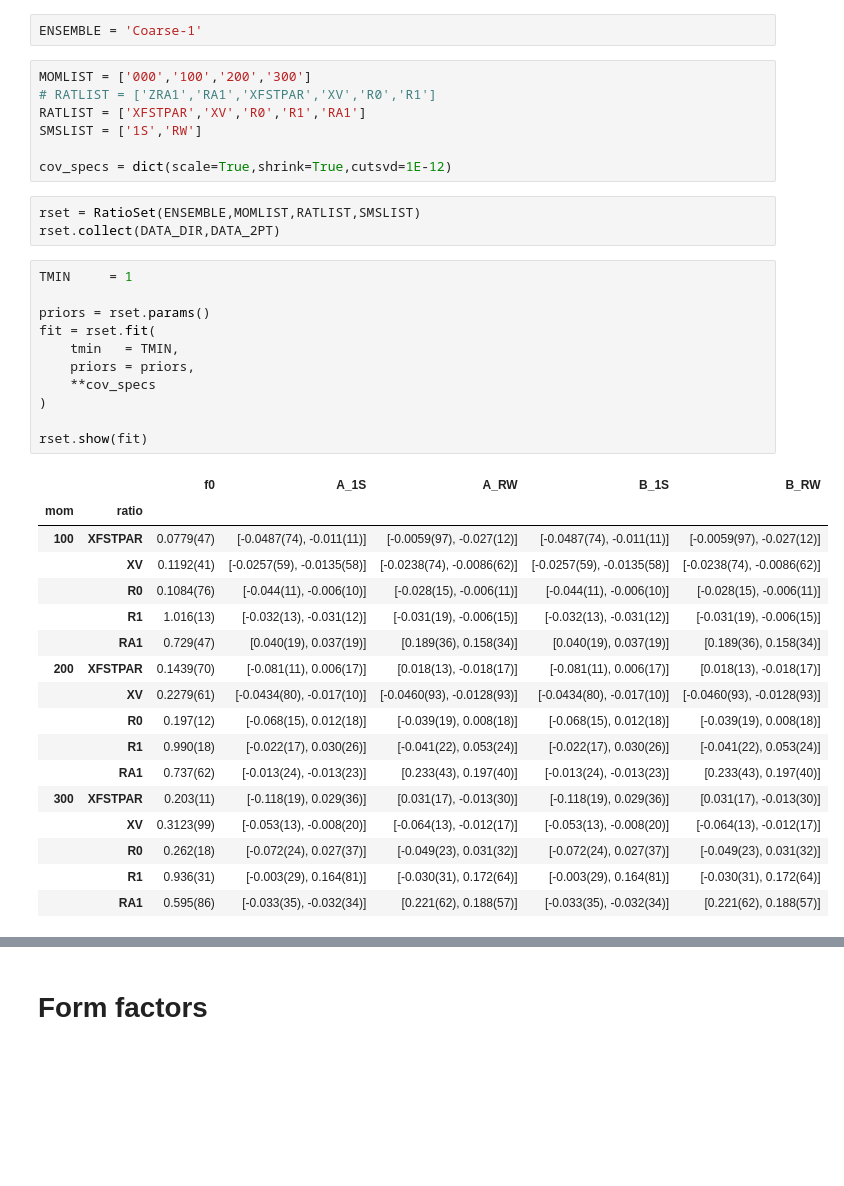
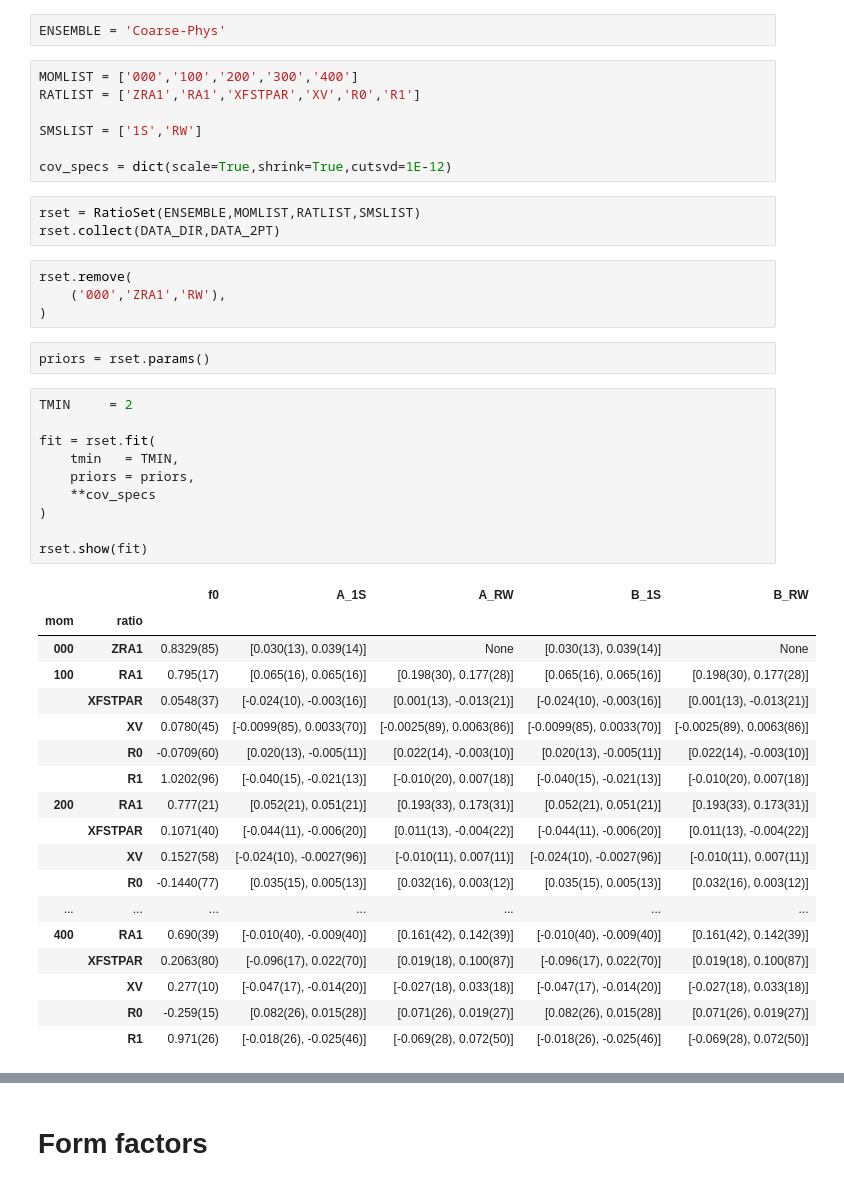
Before and after one commit to pietro-butti/B2heavy, a Jupyter notebook: notebooks/ratio_global_fit_D*.ipynb, the cells around one changed output, grey strips where cells are left out. Saved outputs shown, nothing was run; the diff lists cells and outputs as text; blank space fills up the shorter version.

```diff
--- a/notebooks/ratio_global_fit_D*.ipynb
+++ b/notebooks/ratio_global_fit_D*.ipynb
@@ -14,46 +14,52 @@ from b2heavy.ThreePointFunctions.globalfit import RatioSet
 DATA_DIR = '/Users/pietro/code/data_analysis/BtoD/Alex/'
 DATA_2PT = '/Users/pietro/Desktop/lattice24/0.25/corr2_3'
 # %%
-ENSEMBLE = 'Coarse-1'
+ENSEMBLE = 'Coarse-Phys'
 # %%
-MOMLIST = ['000','100','200','300']
-# RATLIST = ['ZRA1','RA1','XFSTPAR','XV','R0','R1']
-RATLIST = ['XFSTPAR','XV','R0','R1','RA1']
+MOMLIST = ['000','100','200','300','400']
+RATLIST = ['ZRA1','RA1','XFSTPAR','XV','R0','R1']
+
 SMSLIST = ['1S','RW']
 
 cov_specs = dict(scale=True,shrink=True,cutsvd=1E-12)
 # %%
 rset = RatioSet(ENSEMBLE,MOMLIST,RATLIST,SMSLIST)
 rset.collect(DATA_DIR,DATA_2PT)
+# %%
+rset.remove(
+    ('000','ZRA1','RW'),
+)
+# %%
+priors = rset.params()
 # %%
-TMIN     = 1
+TMIN     = 2
 
-priors = rset.params()
 fit = rset.fit(
     tmin   = TMIN,
     priors = priors,
     **cov_specs
 )
 
 rset.show(fit)
 # %% [output]
 |  |  | f0 | A_1S | A_RW | B_1S | B_RW |
 | mom | ratio |  |  |  |  |  |
-| 100 | XFSTPAR | 0.0779(47) | [-0.0487(74), -0.011(11)] | [-0.0059(97), -0.027(12)] | [-0.0487(74), -0.011(11)] | [-0.0059(97), -0.027(12)] |
-|  | XV | 0.1192(41) | [-0.0257(59), -0.0135(58)] | [-0.0238(74), -0.0086(62)] | [-0.0257(59), -0.0135(58)] | [-0.0238(74), -0.0086(62)] |
-|  | R0 | 0.1084(76) | [-0.044(11), -0.006(10)] | [-0.028(15), -0.006(11)] | [-0.044(11), -0.006(10)] | [-0.028(15), -0.006(11)] |
-|  | R1 | 1.016(13) | [-0.032(13), -0.031(12)] | [-0.031(19), -0.006(15)] | [-0.032(13), -0.031(12)] | [-0.031(19), -0.006(15)] |
-|  | RA1 | 0.729(47) | [0.040(19), 0.037(19)] | [0.189(36), 0.158(34)] | [0.040(19), 0.037(19)] | [0.189(36), 0.158(34)] |
-| 200 | XFSTPAR | 0.1439(70) | [-0.081(11), 0.006(17)] | [0.018(13), -0.018(17)] | [-0.081(11), 0.006(17)] | [0.018(13), -0.018(17)] |
-|  | XV | 0.2279(61) | [-0.0434(80), -0.017(10)] | [-0.0460(93), -0.0128(93)] | [-0.0434(80), -0.017(10)] | [-0.0460(93), -0.0128(93)] |
-|  | R0 | 0.197(12) | [-0.068(15), 0.012(18)] | [-0.039(19), 0.008(18)] | [-0.068(15), 0.012(18)] | [-0.039(19), 0.008(18)] |
-|  | R1 | 0.990(18) | [-0.022(17), 0.030(26)] | [-0.041(22), 0.053(24)] | [-0.022(17), 0.030(26)] | [-0.041(22), 0.053(24)] |
-|  | RA1 | 0.737(62) | [-0.013(24), -0.013(23)] | [0.233(43), 0.197(40)] | [-0.013(24), -0.013(23)] | [0.233(43), 0.197(40)] |
-| 300 | XFSTPAR | 0.203(11) | [-0.118(19), 0.029(36)] | [0.031(17), -0.013(30)] | [-0.118(19), 0.029(36)] | [0.031(17), -0.013(30)] |
-|  | XV | 0.3123(99) | [-0.053(13), -0.008(20)] | [-0.064(13), -0.012(17)] | [-0.053(13), -0.008(20)] | [-0.064(13), -0.012(17)] |
-|  | R0 | 0.262(18) | [-0.072(24), 0.027(37)] | [-0.049(23), 0.031(32)] | [-0.072(24), 0.027(37)] | [-0.049(23), 0.031(32)] |
-|  | R1 | 0.936(31) | [-0.003(29), 0.164(81)] | [-0.030(31), 0.172(64)] | [-0.003(29), 0.164(81)] | [-0.030(31), 0.172(64)] |
-|  | RA1 | 0.595(86) | [-0.033(35), -0.032(34)] | [0.221(62), 0.188(57)] | [-0.033(35), -0.032(34)] | [0.221(62), 0.188(57)] |
+| 000 | ZRA1 | 0.8329(85) | [0.030(13), 0.039(14)] | None | [0.030(13), 0.039(14)] | None |
+| 100 | RA1 | 0.795(17) | [0.065(16), 0.065(16)] | [0.198(30), 0.177(28)] | [0.065(16), 0.065(16)] | [0.198(30), 0.177(28)] |
+|  | XFSTPAR | 0.0548(37) | [-0.024(10), -0.003(16)] | [0.001(13), -0.013(21)] | [-0.024(10), -0.003(16)] | [0.001(13), -0.013(21)] |
+|  | XV | 0.0780(45) | [-0.0099(85), 0.0033(70)] | [-0.0025(89), 0.0063(86)] | [-0.0099(85), 0.0033(70)] | [-0.0025(89), 0.0063(86)] |
+|  | R0 | -0.0709(60) | [0.020(13), -0.005(11)] | [0.022(14), -0.003(10)] | [0.020(13), -0.005(11)] | [0.022(14), -0.003(10)] |
+|  | R1 | 1.0202(96) | [-0.040(15), -0.021(13)] | [-0.010(20), 0.007(18)] | [-0.040(15), -0.021(13)] | [-0.010(20), 0.007(18)] |
+| 200 | RA1 | 0.777(21) | [0.052(21), 0.051(21)] | [0.193(33), 0.173(31)] | [0.052(21), 0.051(21)] | [0.193(33), 0.173(31)] |
+|  | XFSTPAR | 0.1071(40) | [-0.044(11), -0.006(20)] | [0.011(13), -0.004(22)] | [-0.044(11), -0.006(20)] | [0.011(13), -0.004(22)] |
+|  | XV | 0.1527(58) | [-0.024(10), -0.0027(96)] | [-0.010(11), 0.007(11)] | [-0.024(10), -0.0027(96)] | [-0.010(11), 0.007(11)] |
+|  | R0 | -0.1440(77) | [0.035(15), 0.005(13)] | [0.032(16), 0.003(12)] | [0.035(15), 0.005(13)] | [0.032(16), 0.003(12)] |
+| ... | ... | ... | ... | ... | ... | ... |
+| 400 | RA1 | 0.690(39) | [-0.010(40), -0.009(40)] | [0.161(42), 0.142(39)] | [-0.010(40), -0.009(40)] | [0.161(42), 0.142(39)] |
+|  | XFSTPAR | 0.2063(80) | [-0.096(17), 0.022(70)] | [0.019(18), 0.100(87)] | [-0.096(17), 0.022(70)] | [0.019(18), 0.100(87)] |
+|  | XV | 0.277(10) | [-0.047(17), -0.014(20)] | [-0.027(18), 0.033(18)] | [-0.047(17), -0.014(20)] | [-0.027(18), 0.033(18)] |
+|  | R0 | -0.259(15) | [0.082(26), 0.015(28)] | [0.071(26), 0.019(27)] | [0.082(26), 0.015(28)] | [0.071(26), 0.019(27)] |
+|  | R1 | 0.971(26) | [-0.018(26), -0.025(46)] | [-0.069(28), 0.072(50)] | [-0.018(26), -0.025(46)] | [-0.069(28), 0.072(50)] |
 # %%
 rset.fit_result(TMIN,fit,priors=priors)
 # %% [output]
```
Also changed, not shown: parts of 16 cells of this notebook, 21 other files.
